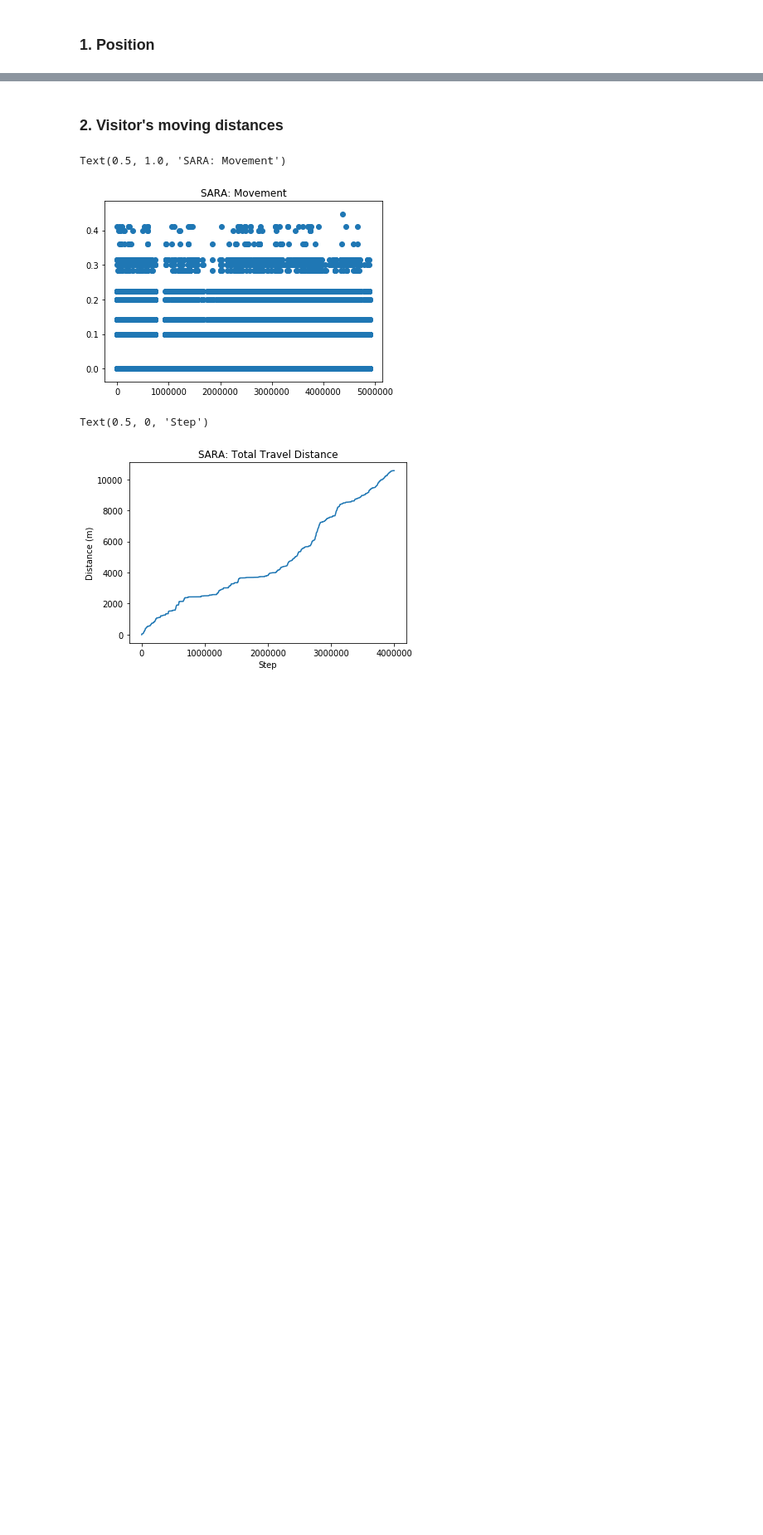
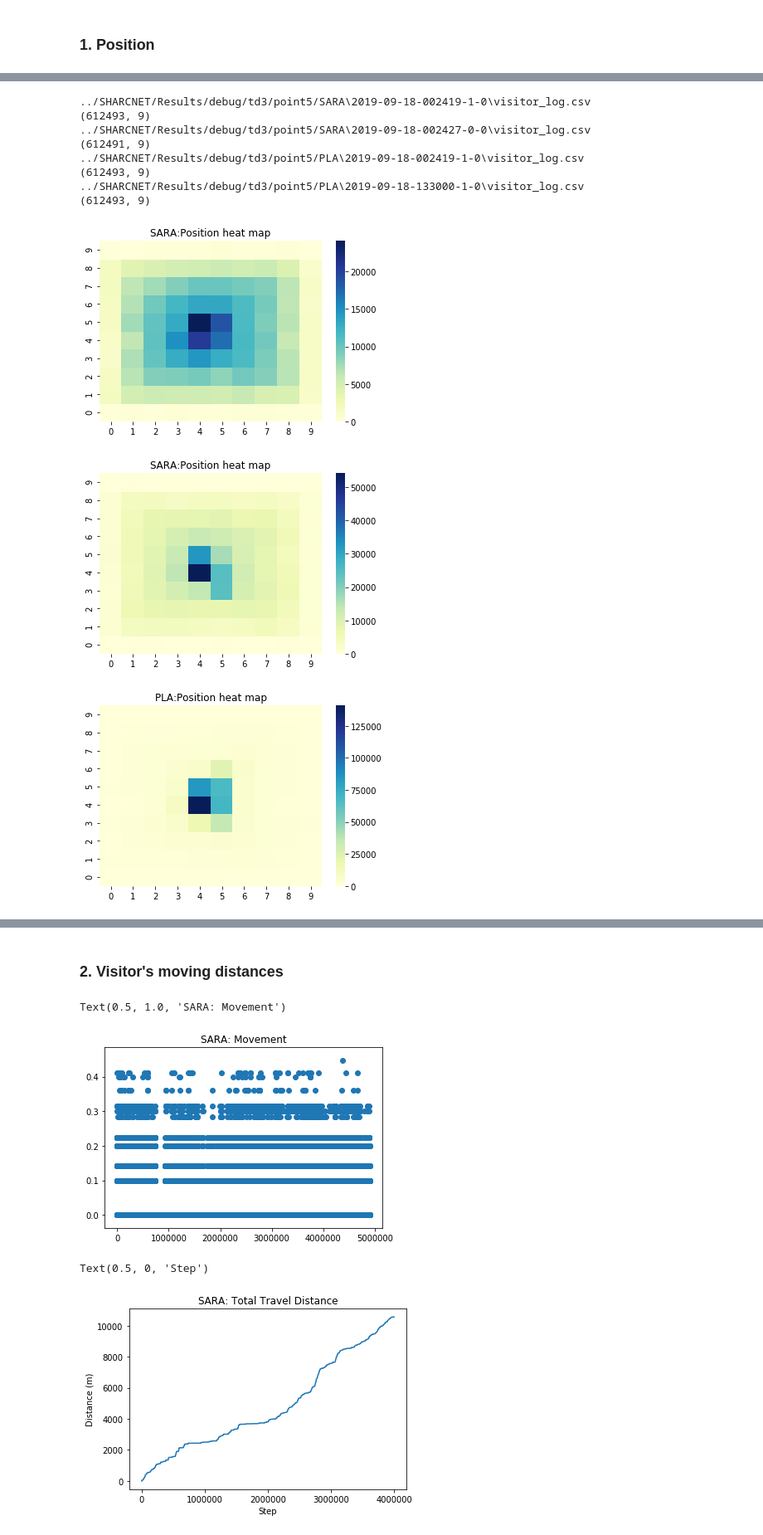
Before and after one commit to daiweiLin/unity_simulator, a Jupyter notebook: notebook/SARA_simulation_analysis.ipynb, the cells around one changed output, grey strips where cells are left out. Shown at 83% size. Drawn from its saved outputs; the diff is of its cells as text; code cells hidden in the pictures; blank space fills up the shorter version.

```diff
--- a/notebook/SARA_simulation_analysis.ipynb
+++ b/notebook/SARA_simulation_analysis.ipynb
@@ -219,0 +252,28 @@ Text(0.5, 1.0, 'Position heat map')
+# %%
+def get_cur_directory(csv_file):
+    name_split = csv_file.split("\\")[:-1]
+    png_directory = ""
+    for s in name_split:
+        png_directory += s + "/"
+    return png_directory
+# %%
+for mode in modes:
+    for data_file in visitor_data_file[mode]:
+        print(data_file)
+        visitor_data = pd.read_csv(data_file, sep=',')
+        print(visitor_data.shape)
+        png_dir = get_cur_directory(data_file)
+        plot_heat_map(visitor_data, mode)
+        plt.savefig(png_dir+'{}_{}_heat.png'.format(itv,mode), bbox_inches='tight')
+# %% [output]
+../SHARCNET/Results/debug/td3/point5/SARA\2019-09-18-002419-1-0\visitor_log.csv
+(612493, 9)
+../SHARCNET/Results/debug/td3/point5/SARA\2019-09-18-002427-0-0\visitor_log.csv
+(612491, 9)
+../SHARCNET/Results/debug/td3/point5/PLA\2019-09-18-002419-1-0\visitor_log.csv
+(612493, 9)
+../SHARCNET/Results/debug/td3/point5/PLA\2019-09-18-133000-1-0\visitor_log.csv
+(612493, 9)
+[figure, added]
+[figure, added]
+[figure, added]
```
Also changed, not shown: parts of 10 cells of this notebook, 51 other files.
